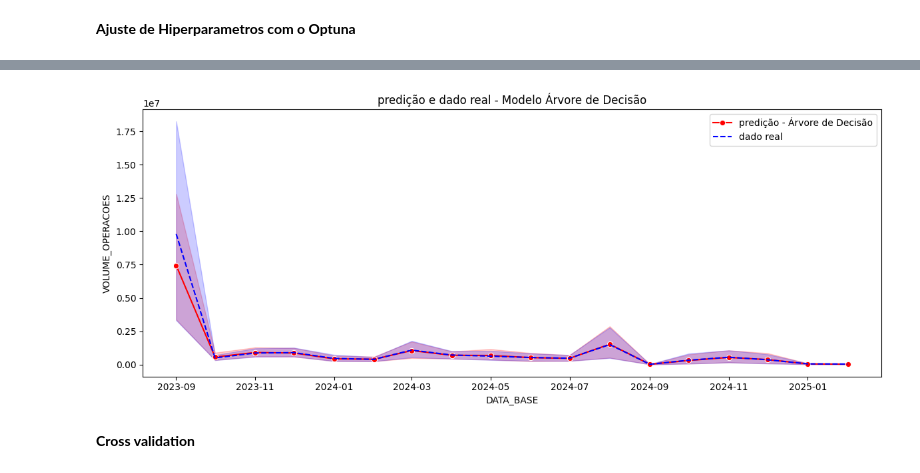
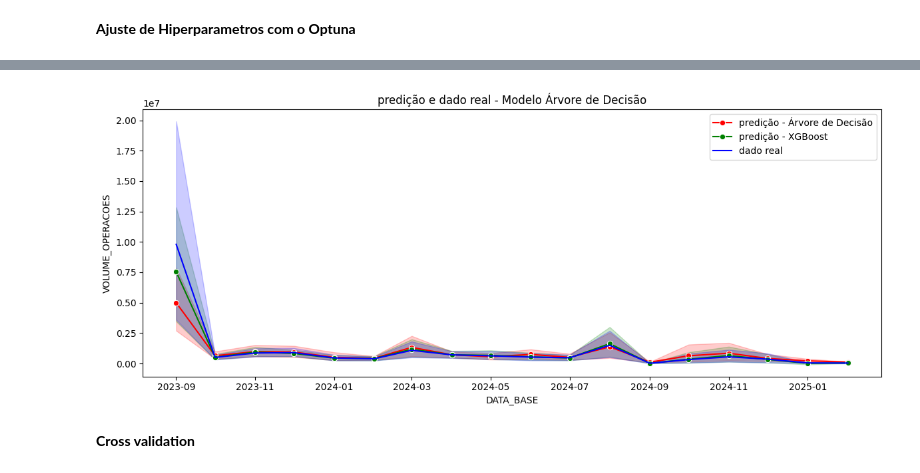
Before and after one commit to WesleySouza13/Projeto-Risco-de-Credito---Desenrola-Brasil, a Jupyter notebook: notebooks/notebook.ipynb, the cells around one changed output, grey strips where cells are left out. Drawn from its saved outputs; the diff is of its cells as text; code cells hidden in the pictures.

Commit message:
atualizando modelos e setando novos neuronios

```diff
--- a/notebooks/notebook.ipynb
+++ b/notebooks/notebook.ipynb
@@ -628,8 +628,8 @@ models = {'árvore_de_decisão':DecisionTreeRegressor(random_state=0),
         'XGBoost':XGBRegressor(),
         'ada_boost':AdaBoostRegressor(random_state=0),
         'randomforest':RandomForestRegressor(random_state=0),
-        'ridge':Ridge(random_state=0),
-        'lasso':Lasso(random_state=0)
+        'ridge':Ridge(alpha=0.1),
+        'lasso':Lasso(alpha=0.1)
 
 }
 # %%
@@ -794,0 +850,13 @@ def objective(trial):
+# %%
+#setando hiperparametros no modelo
+xgboost = XGBRegressor(max_depth=25,min_child_weight = 1, subsample= 0.5266388740611875,
+                            colsample_bytree= 0.9928463898702882,
+                            n_estimators = 249,
+                            learning_rate = 0.2888099553068311,
+                            max_leaves= 22 )
+# %%
+#fit e predict
+pipe_xgboost = pipe.set_params(model=xgboost).fit(x_train, y_train)
+pred_xgboost = pipe_xgboost.predict(x_test)
+xg_metrics = metrics(y_pred=pred_xgboost, y_real=y_test)
+print(f'metricas XGBoost (pós optuna): {xg_metrics}')
@@ -820,6 +891,7 @@ study.best_params
 # %%
 #prediçao definitiva com a arvore de decisao pós optuna
-final_model = pipe.set_params(model=DecisionTreeRegressor(max_depth=7, min_samples_leaf=8, max_leaf_nodes=37, random_state=0)).fit(x_train, y_train)
-final_pred = final_model.predict(x_test)
-final_pred[:10]
+pipe_tree = pipe.set_params(model=DecisionTreeRegressor(max_depth=24, min_samples_leaf=20, max_leaf_nodes=16, random_state=0)).fit(x_train, y_train)
+tree_pred = pipe_tree.predict(x_test)
+tree_metrics = metrics(y_pred=tree_pred, y_real=y_test)
+print(f'métricas arvore de decisao (pós optuna) {tree_metrics}')
 # %% [output]
@@ -843,13 +914,14 @@ Concluímos que a inclusão de parâmetros limita a capacidade preditiva do mode
 # %%
 #plotando prediçoes e dado real
 plt.figure(figsize=(12,5))
 plt.title('predição e dado real - Modelo Árvore de Decisão')
-sns.lineplot(x= x_test.index, y=pred_, color='red', marker='o', label='predição - Árvore de Decisão')
-sns.lineplot(x=x_test.index, y=y_test, color='blue', linestyle='--', label='dado real')
+sns.lineplot(x= x_test.index, y=tree_pred, color='red', marker='o', label='predição - Árvore de Decisão')
+sns.lineplot(x=x_test.index, y=pred_xgboost, color='green', label='predição - XGBoost', marker='o')
+sns.lineplot(x=x_test.index, y=y_test, color='blue', label='dado real')
 plt.tight_layout()
 plt.legend()
 plt.show()
 # %% [output]
-[figure, old version]
+[figure, new version]
 # %% [markdown]
 **Cross validation**
```
Also changed, not shown: parts of 22 cells of this notebook, 1 other file.
